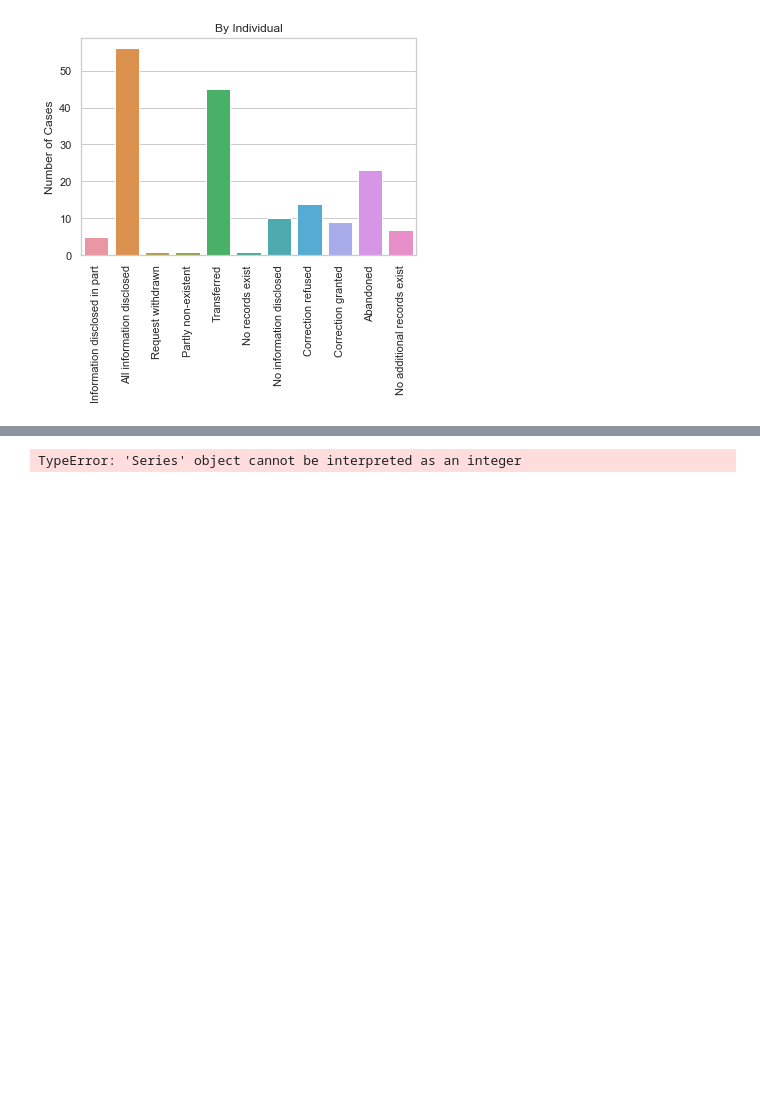
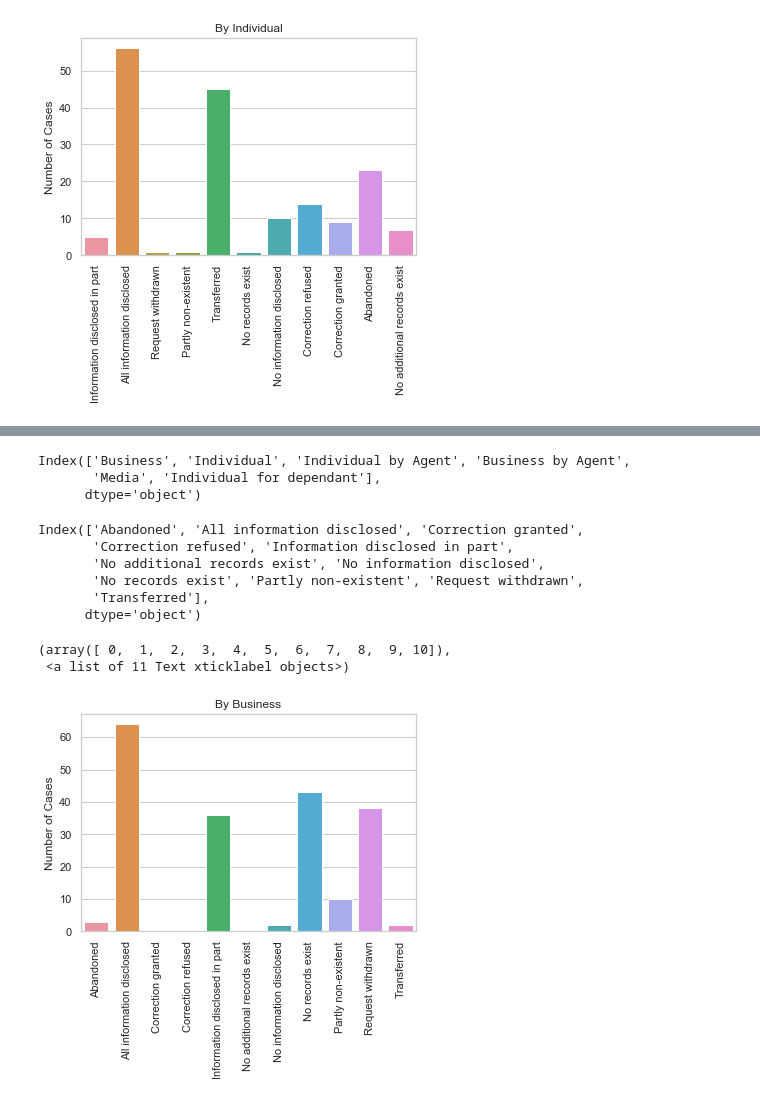
Before and after one commit to brodriguezmilla/foir, a Jupyter notebook: foir.ipynb, the cells around one changed output, grey strips where cells are left out. Cells and saved outputs as stored; diff of their text form; code cells hidden in the pictures; blank space fills up the shorter version.

Commit message:
Analyzing text

```diff
--- a/foir.ipynb
+++ b/foir.ipynb
@@ -796,0 +914,2 @@ KeyError: 0
+# %%
+df_byDecision= df_byDecision.reset_index(level=0, drop=True)
@@ -797,15 +926,25 @@ KeyError: 0
+# %%
+df_byDecision.index
+# %% [output]
+Index(['Business', 'Individual', 'Individual by Agent', 'Business by Agent',
+       'Media', 'Individual for dependant'],
+      dtype='object')
+# %%
+df_byDecision.columns
+# %% [output]
+Index(['Abandoned', 'All information disclosed', 'Correction granted',
+       'Correction refused', 'Information disclosed in part',
+       'No additional records exist', 'No information disclosed',
+       'No records exist', 'Partly non-existent', 'Request withdrawn',
+       'Transferred'],
+      dtype='object')
 # %%
-columns_M=[]
-for i in range(0,adf_media_groupby_Decision.nunique()[0]):
-    columns_M.append(adf_media_groupby_Decision.unique()[i])
-
-print(len(columns_M))
-print(columns_M)
-print(columns_M[0])
-
 sns.set(style="whitegrid")
-ax = sns.barplot(x = columns_M, y = 'Source', data = adf_media_groupby_Decision)
-ax.set(ylabel = 'Number of Cases', title = 'By Media')
+# ax = sns.barplot(x = df_byDecision.columns, y = df_byDecision.loc[ 'Business' , : ], data = df_byDecision)
+ax = sns.barplot(data = df_byDecision[ 0 : 1])
+ax.set(ylabel = 'Number of Cases', title = 'By Business')
 plt.xticks(rotation=90)
 # %% [output]
-TypeError: 'Series' object cannot be interpreted as an integer
+(array([ 0,  1,  2,  3,  4,  5,  6,  7,  8,  9, 10]),
+ <a list of 11 Text xticklabel objects>)
+[figure, added]
```
Also changed, not shown: parts of 64 cells of this notebook.
